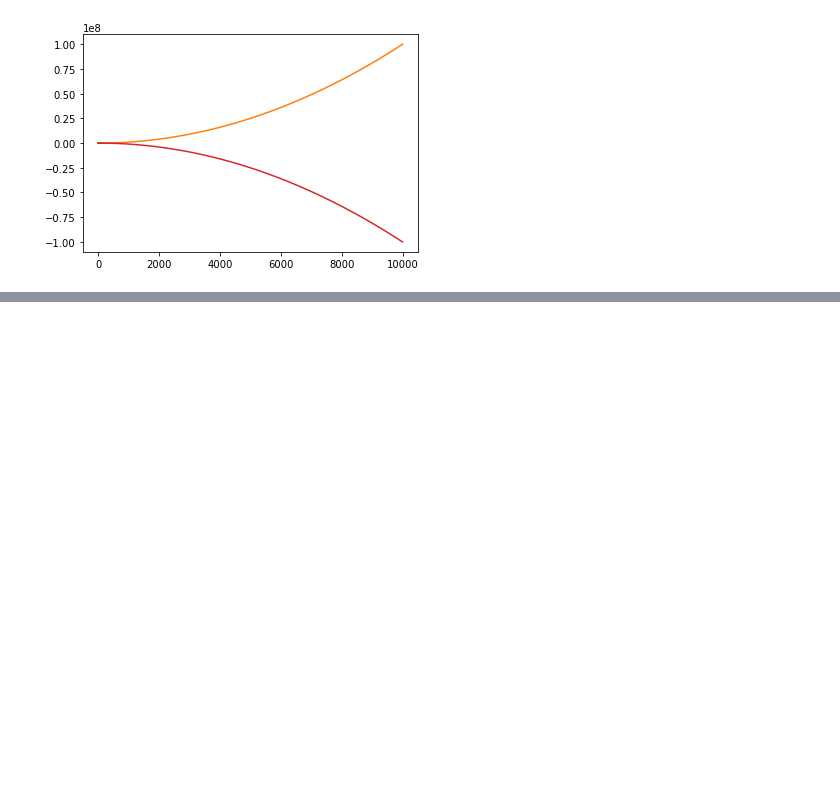
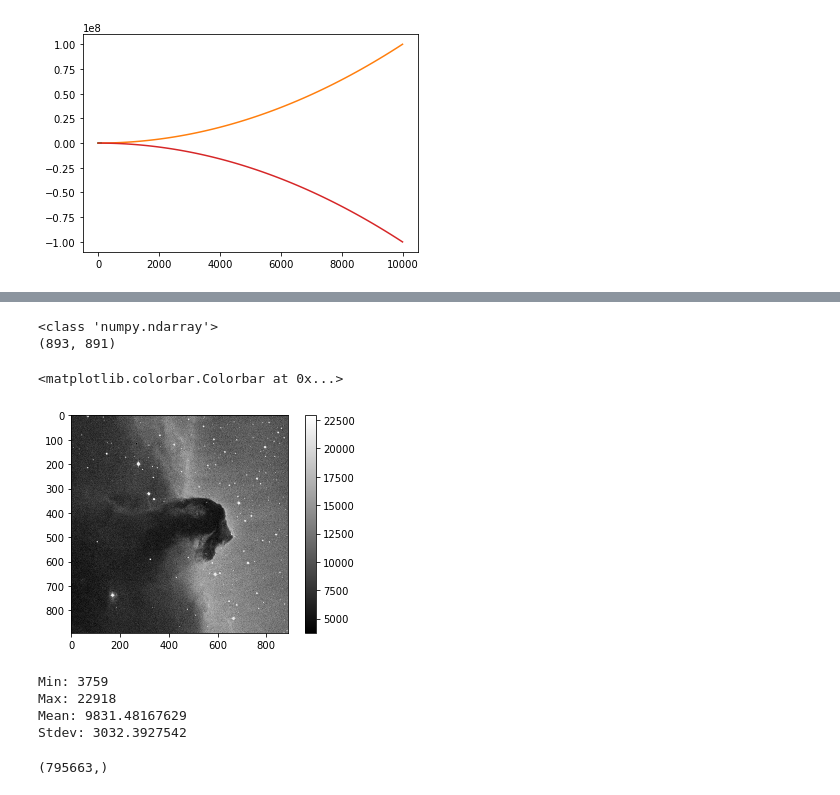
Before and after one commit to TChan0905/2017-05-30-AMNH-CCA, a Jupyter notebook: python_practice/PythonPractice.ipynb, the cells around one changed output, grey strips where cells are left out. Cells and saved outputs as stored; diff of their text form; code cells hidden in the pictures; blank space fills up the shorter version.

Commit message:
Added a section to Python Practice from the astropy tutorial on reading in fits files.

```diff
--- a/python_practice/PythonPractice.ipynb
+++ b/python_practice/PythonPractice.ipynb
@@ -285,0 +301,3 @@ plt.plot(x_squared, -x_squared**2)
+# %%
+# Read in data
+image_file = download_file('http://data.astropy.org/tutorials/FITS-images/HorseHead.fits', cache=True )
@@ -285,0 +306,32 @@ plt.plot(x_squared, -x_squared**2)
+# %%
+# First step : I/O - get access to your data, read it in, and check it
+# Skip to shortcut to just read in the fits file
+image_data = fits.getdata(image_file)
+print(type(image_data))
+print(image_data.shape)
+# %% [output]
+<class 'numpy.ndarray'>
+(893, 891)
+# %%
+# Step 1.5 : Basic visualization of the data you have
+plt.imshow(image_data, cmap='gray')
+plt.colorbar()
+# %% [output]
+<matplotlib.colorbar.Colorbar at 0x...>
+[figure, added]
+# %%
+# Second Step : Manipulate data - e.g. Derive other quantity
+print('Min:', np.min(image_data))
+print('Max:', np.max(image_data))
+print('Mean:', np.mean(image_data))
+print('Stdev:', np.std(image_data))
+# %% [output]
+Min: 3759
+Max: 22918
+Mean: 9831.48167629
+Stdev: 3032.3927542
+# %%
+# Third Step : Visualize quantity / plotting
+print(image_data.flatten().shape)
+# %% [output]
+(795663,)
```
Also changed, not shown: parts of 8 cells of this notebook.
